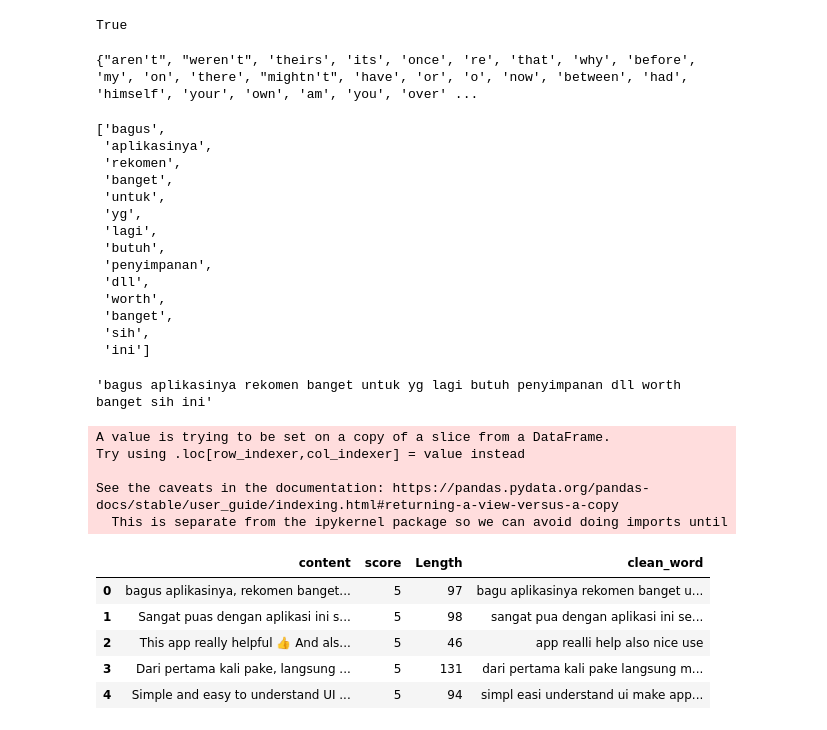
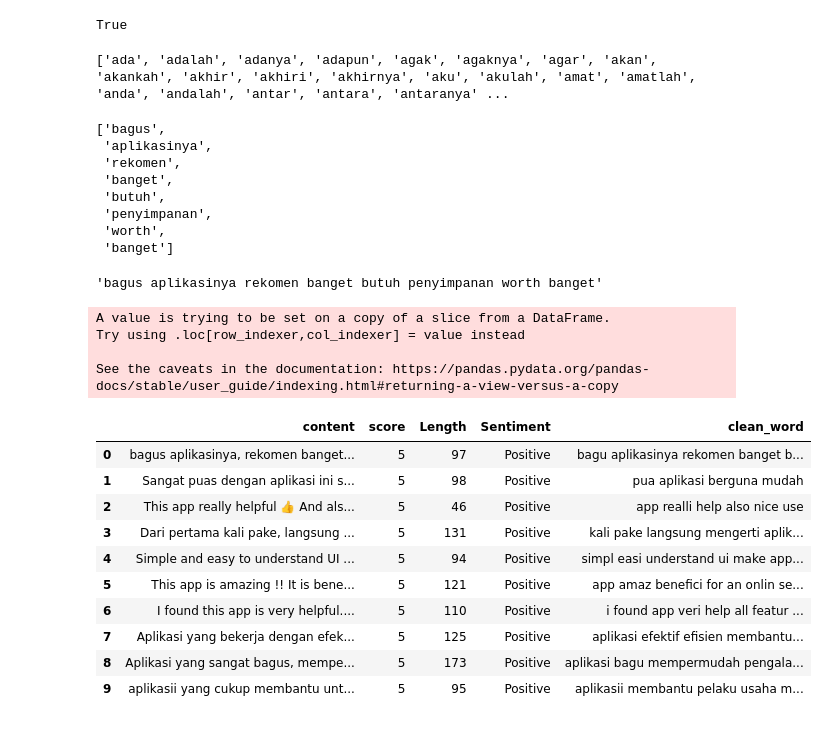
Before and after one commit to Rizqisafitri/Reviews_Crewdible, a Jupyter notebook: Sentiment_Analysis.ipynb, the cells around one changed output. Saved outputs shown, nothing was run; the diff lists cells and outputs as text; code cells hidden in the pictures.

```diff
--- a/Sentiment_Analysis.ipynb
+++ b/Sentiment_Analysis.ipynb
@@ -172,0 +175,14 @@ plt.imshow(wc1)
+# %%
+pos = [5]
+neg = [1, 2]
+neu = [3, 4]
+
+def sentiment(score):
+  if score in pos:
+    return 'Positive'
+  elif score in neg:
+    return 'Negative'
+  else:
+    return 'Neutral'
+data['Sentiment'] = data['score'].apply(sentiment)
+data.head()
@@ -232,11 +260,14 @@ nltk.download('stopwords')
 [nltk_data] Downloading package stopwords to /root/nltk_data...
 [nltk_data]   Package stopwords is already up-to-date!
 True
-# %%
-sw=set(stopwords.words('english','indonesian'))
-print(sw)
-# %% [output]
-{"aren't", "weren't", 'theirs', 'its', 'once', 're', 'that', 'why', 'before', 'my', 'on', 'there', "mightn't", 'have', 'or', 'o', 'now', 'between', 'had', 'himself', 'your', 'own', 'am', 'you', 'over' ...
+# %%
+sw=nltk.corpus.stopwords.words("indonesian")
+new_words=('the','is', 'to', 'be','this','dll','sih','and','it','its','yg','nya')
+for i in new_words:
+    sw.append(i)
+print(sw)
+# %% [output]
+['ada', 'adalah', 'adanya', 'adapun', 'agak', 'agaknya', 'agar', 'akan', 'akankah', 'akhir', 'akhiri', 'akhirnya', 'aku', 'akulah', 'amat', 'amatlah', 'anda', 'andalah', 'antar', 'antara', 'antaranya' ...
 # %%
 clean_word=[i for i in a if not i in sw]
 clean_word
@@ -245,21 +276,15 @@ clean_word
  'aplikasinya',
  'rekomen',
  'banget',
- 'untuk',
- 'yg',
- 'lagi',
  'butuh',
  'penyimpanan',
- 'dll',
  'worth',
- 'banget',
- 'sih',
- 'ini']
+ 'banget']
 # %%
 sen=' '.join(clean_word)
 sen
 # %% [output]
-'bagus aplikasinya rekomen banget untuk yg lagi butuh penyimpanan dll worth banget sih ini'
+'bagus aplikasinya rekomen banget butuh penyimpanan worth banget'
 # %%
 def text_preprocessing(a):
   a=re.sub('[^a-zA-Z]',' ',a)
@@ -270,19 +295,23 @@ def text_preprocessing(a):
   return sen
 # %%
 data['clean_word']=data["content"].apply(text_preprocessing)
-data.head()
+data.head(10)
 # %% [output]
 A value is trying to be set on a copy of a slice from a DataFrame.
 Try using .loc[row_indexer,col_indexer] = value instead
 
 See the caveats in the documentation: https://pandas.pydata.org/pandas-docs/stable/user_guide/indexing.html#returning-a-view-versus-a-copy
-  This is separate from the ipykernel package so we can avoid doing imports until
-|  | content | score | Length | clean_word |
-| 0 | bagus aplikasinya, rekomen banget... | 5 | 97 | bagu aplikasinya rekomen banget u... |
-| 1 | Sangat puas dengan aplikasi ini s... | 5 | 98 | sangat pua dengan aplikasi ini se... |
-| 2 | This app really helpful 👍 And als... | 5 | 46 | app realli help also nice use |
-| 3 | Dari pertama kali pake, langsung ... | 5 | 131 | dari pertama kali pake langsung m... |
-| 4 | Simple and easy to understand UI ... | 5 | 94 | simpl easi understand ui make app... |
+|  | content | score | Length | Sentiment | clean_word |
+| 0 | bagus aplikasinya, rekomen banget... | 5 | 97 | Positive | bagu aplikasinya rekomen banget b... |
+| 1 | Sangat puas dengan aplikasi ini s... | 5 | 98 | Positive | pua aplikasi berguna mudah |
+| 2 | This app really helpful 👍 And als... | 5 | 46 | Positive | app realli help also nice use |
+| 3 | Dari pertama kali pake, langsung ... | 5 | 131 | Positive | kali pake langsung mengerti aplik... |
+| 4 | Simple and easy to understand UI ... | 5 | 94 | Positive | simpl easi understand ui make app... |
+| 5 | This app is amazing !! It is bene... | 5 | 121 | Positive | app amaz benefici for an onlin se... |
+| 6 | I found this app is very helpful.... | 5 | 110 | Positive | i found app veri help all featur ... |
+| 7 | Aplikasi yang bekerja dengan efek... | 5 | 125 | Positive | aplikasi efektif efisien membantu... |
+| 8 | Aplikasi yang sangat bagus, mempe... | 5 | 173 | Positive | aplikasi bagu mempermudah pengala... |
+| 9 | aplikasii yang cukup membantu unt... | 5 | 95 | Positive | aplikasii membantu pelaku usaha m... |
 # %%
 data['Length 2'] = data['clean_word'].apply(len)
 data.head()
```
Also changed, not shown: parts of 31 cells of this notebook.
